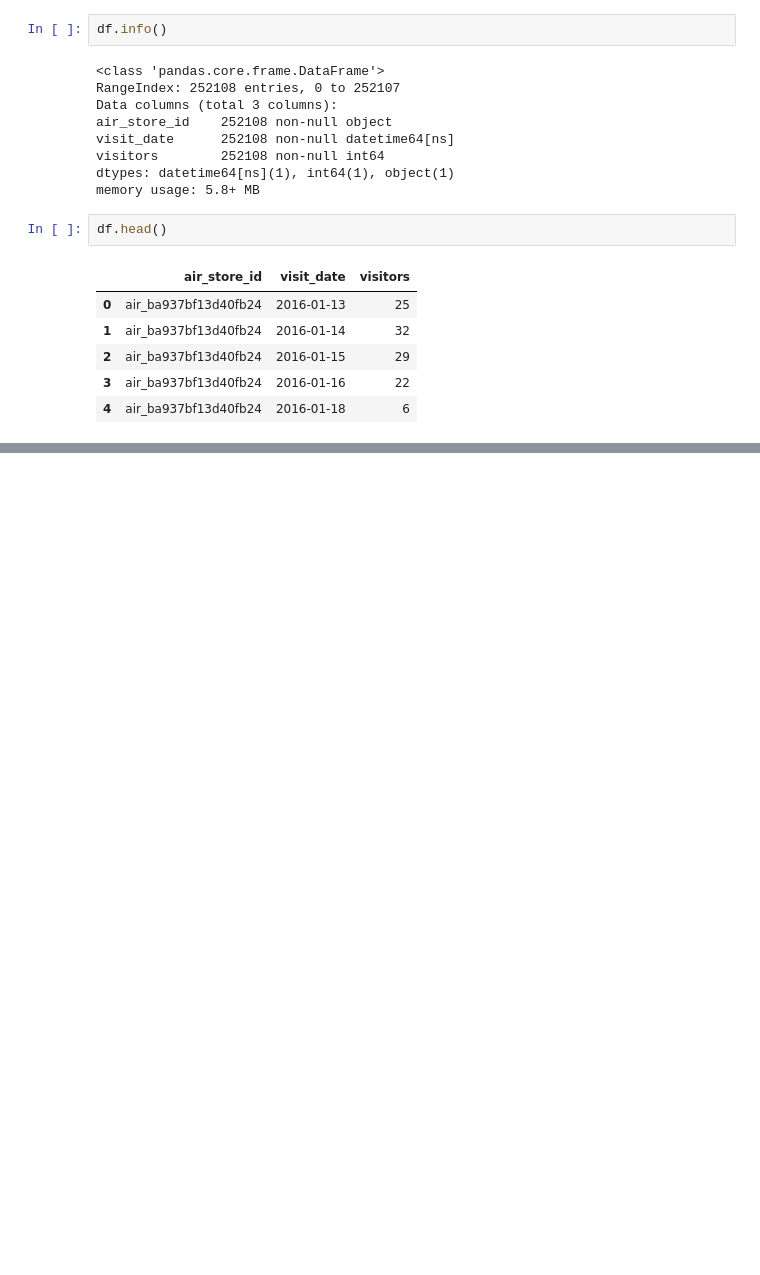
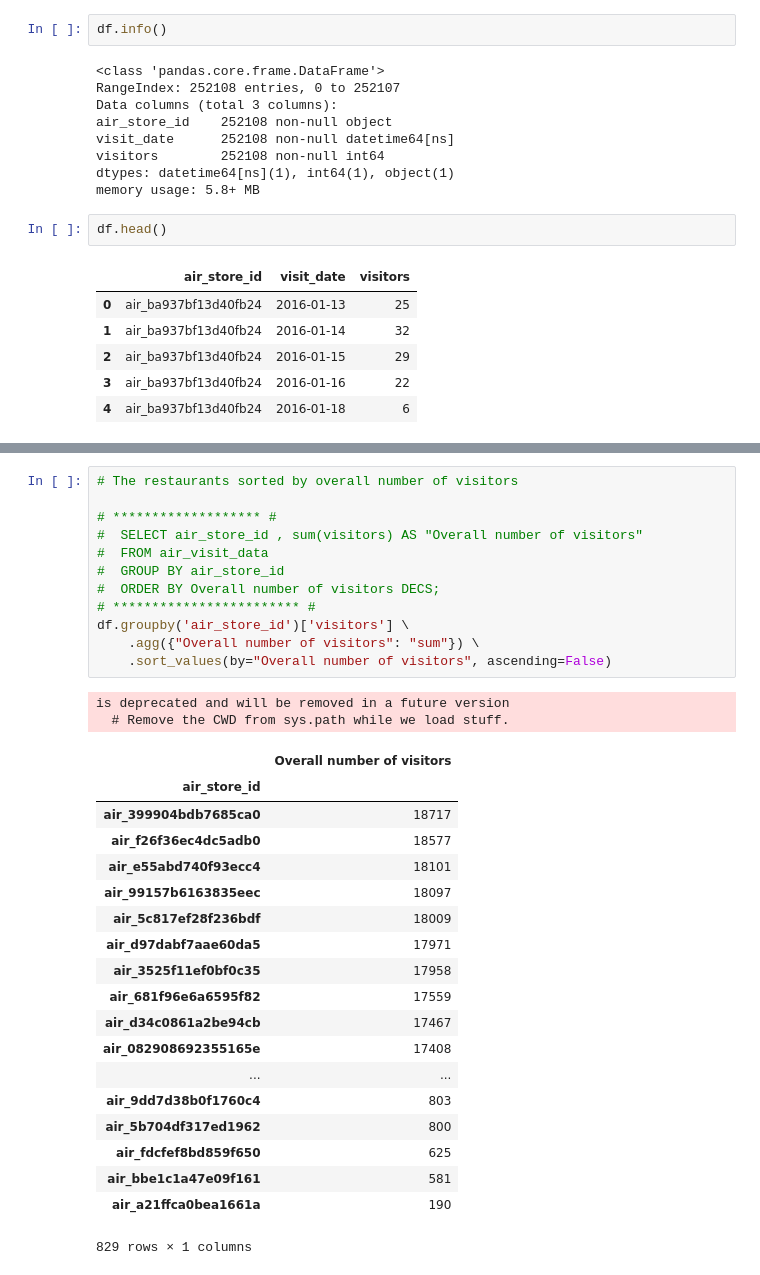
Before and after one commit to galiii/Recruit-Restaurant-Visitor-Forecasting, a Jupyter notebook: data-exploration/air_visit_data-exploration.ipynb, the cells around one changed output, grey strips where cells are left out. Saved outputs shown, nothing was run; the diff lists cells and outputs as text; blank space fills up the shorter version.

```diff
--- a/data-exploration/air_visit_data-exploration.ipynb
+++ b/data-exploration/air_visit_data-exploration.ipynb
@@ -32,0 +125,34 @@ df.head()
+# %%
+# The restaurants sorted by overall number of visitors
+
+# ******************* #
+#  SELECT air_store_id , sum(visitors) AS "Overall number of visitors"
+#  FROM air_visit_data
+#  GROUP BY air_store_id
+#  ORDER BY Overall number of visitors DECS;
+# ************************ #
+df.groupby('air_store_id')['visitors'] \
+    .agg({"Overall number of visitors": "sum"}) \
+    .sort_values(by="Overall number of visitors", ascending=False)
+# %% [output]
+is deprecated and will be removed in a future version
+  # Remove the CWD from sys.path while we load stuff.
+|  | Overall number of visitors |
+| air_store_id |  |
+| air_399904bdb7685ca0 | 18717 |
+| air_f26f36ec4dc5adb0 | 18577 |
+| air_e55abd740f93ecc4 | 18101 |
+| air_99157b6163835eec | 18097 |
+| air_5c817ef28f236bdf | 18009 |
+| air_d97dabf7aae60da5 | 17971 |
+| air_3525f11ef0bf0c35 | 17958 |
+| air_681f96e6a6595f82 | 17559 |
+| air_d34c0861a2be94cb | 17467 |
+| air_082908692355165e | 17408 |
+| ... | ... |
+| air_9dd7d38b0f1760c4 | 803 |
+| air_5b704df317ed1962 | 800 |
+| air_fdcfef8bd859f650 | 625 |
+| air_bbe1c1a47e09f161 | 581 |
+| air_a21ffca0bea1661a | 190 |
+829 rows × 1 columns
```
Also changed, not shown: parts of 14 cells of this notebook, 2 other files.
